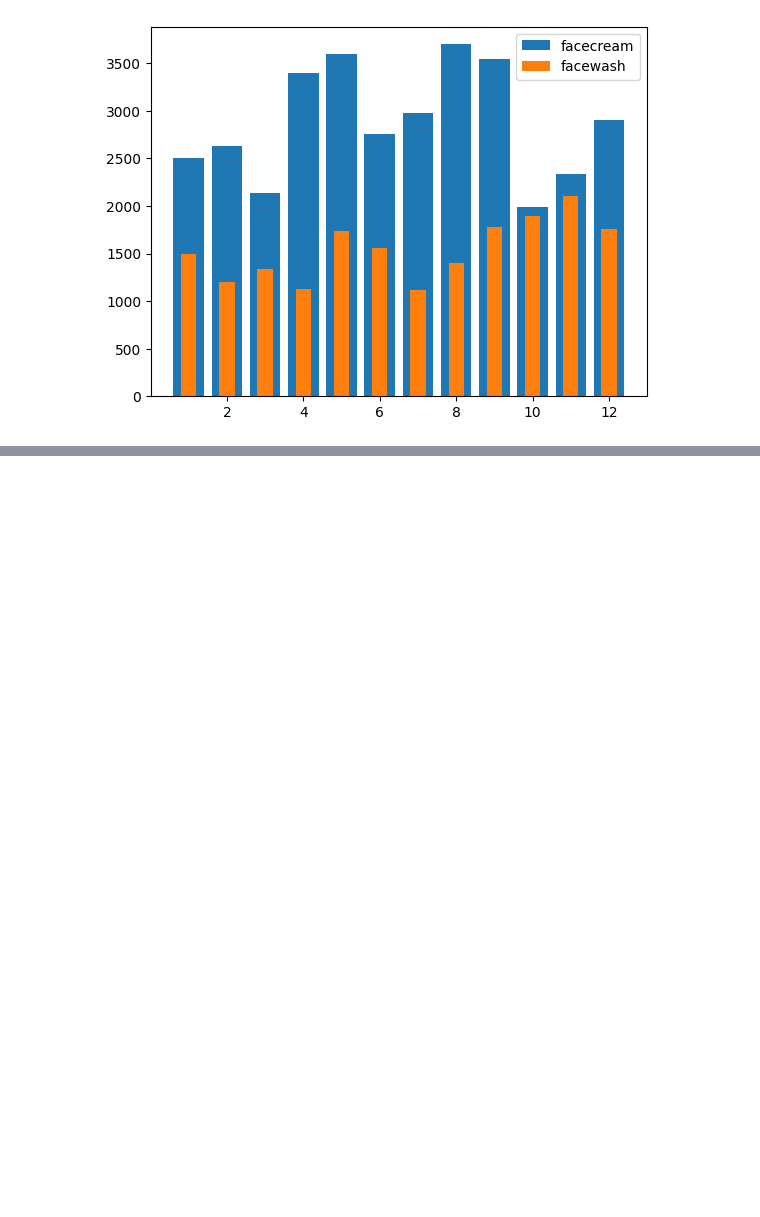
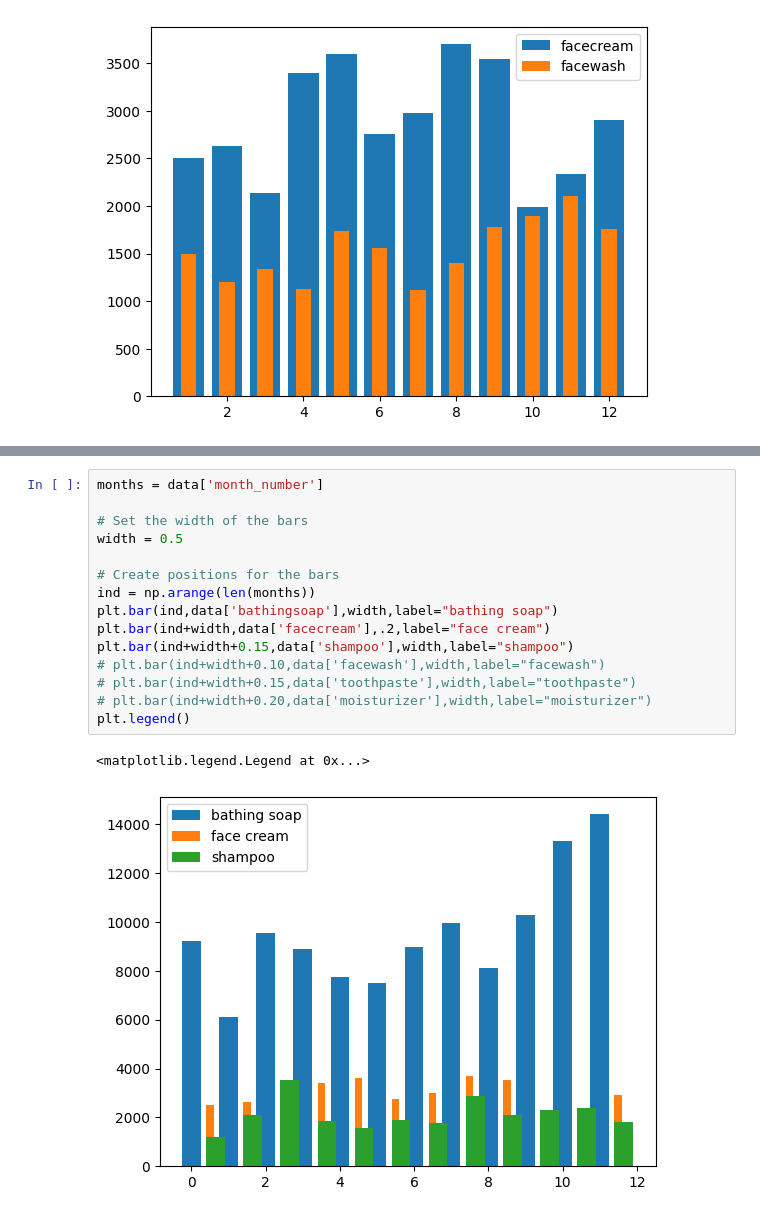
Before and after one commit to sachin09999/data-science, a Jupyter notebook: matplotlib/matplot.ipynb, the cells around one changed output, grey strips where cells are left out. Drawn from its saved outputs; the diff is of its cells as text; blank space fills up the shorter version.

```diff
--- a/matplotlib/matplot.ipynb
+++ b/matplotlib/matplot.ipynb
@@ -251,0 +279,18 @@ plt.legend()
+# %%
+months = data['month_number']
+
+# Set the width of the bars
+width = 0.5
+
+# Create positions for the bars
+ind = np.arange(len(months))
+plt.bar(ind,data['bathingsoap'],width,label="bathing soap")
+plt.bar(ind+width,data['facecream'],.2,label="face cream")
+plt.bar(ind+width+0.15,data['shampoo'],width,label="shampoo")
+# plt.bar(ind+width+0.10,data['facewash'],width,label="facewash")
+# plt.bar(ind+width+0.15,data['toothpaste'],width,label="toothpaste")
+# plt.bar(ind+width+0.20,data['moisturizer'],width,label="moisturizer")
+plt.legend()
+# %% [output]
+<matplotlib.legend.Legend at 0x...>
+[figure, added]
```
Also changed, not shown: parts of 3 cells of this notebook.
